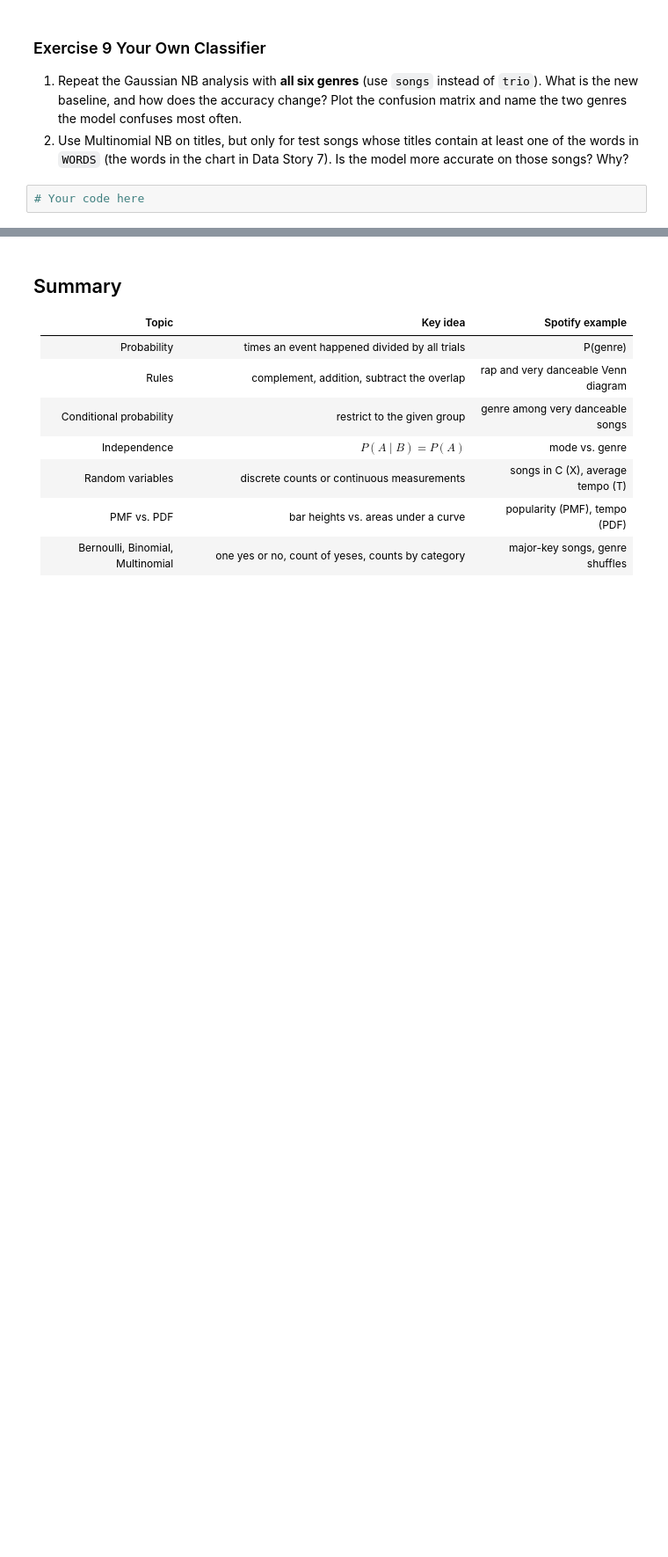
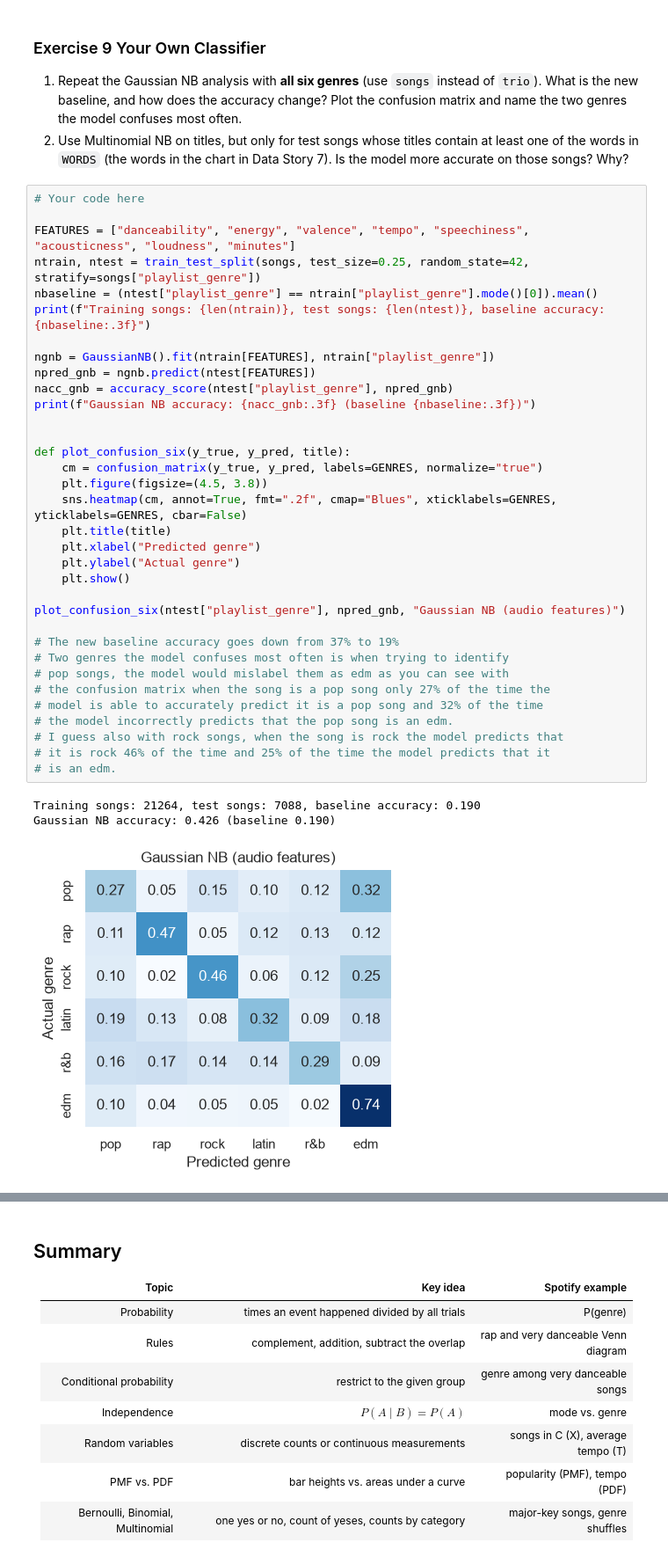
Before and after one commit to ansonwang05/NYU-Tandon-Career-Hub-Fall-2026-Data-Science-Bootcamp, a Jupyter notebook: Week_7/Code/Week 7.ipynb, the cells around one changed output, grey strips where cells are left out. Shown at 88% size. Drawn from its saved outputs; the diff is of its cells as text; blank space fills up the shorter version.

```diff
--- a/Week_7/Code/Week 7.ipynb
+++ b/Week_7/Code/Week 7.ipynb
@@ -1727,3 +1816,39 @@ Predicted classes: {'Gaussian (8 numeric audio features)': 'edm', 'Bernoulli (8
 2. Use Multinomial NB on titles, but only for test songs whose titles contain at least one of the words in `WORDS` (the words in the chart in Data Story 7). Is the model more accurate on those songs? Why?
 # %%
 # Your code here
+
+FEATURES = ["danceability", "energy", "valence", "tempo", "speechiness", "acousticness", "loudness", "minutes"]
+ntrain, ntest = train_test_split(songs, test_size=0.25, random_state=42, stratify=songs["playlist_genre"])
+nbaseline = (ntest["playlist_genre"] == ntrain["playlist_genre"].mode()[0]).mean()
+print(f"Training songs: {len(ntrain)}, test songs: {len(ntest)}, baseline accuracy: {nbaseline:.3f}")
+
+ngnb = GaussianNB().fit(ntrain[FEATURES], ntrain["playlist_genre"])
+npred_gnb = ngnb.predict(ntest[FEATURES])
+nacc_gnb = accuracy_score(ntest["playlist_genre"], npred_gnb)
+print(f"Gaussian NB accuracy: {nacc_gnb:.3f} (baseline {nbaseline:.3f})")
+
+
+def plot_confusion_six(y_true, y_pred, title):
+    cm = confusion_matrix(y_true, y_pred, labels=GENRES, normalize="true")
+    plt.figure(figsize=(4.5, 3.8))
+    sns.heatmap(cm, annot=True, fmt=".2f", cmap="Blues", xticklabels=GENRES, yticklabels=GENRES, cbar=False)
+    plt.title(title)
+    plt.xlabel("Predicted genre")
+    plt.ylabel("Actual genre")
+    plt.show()
+
+plot_confusion_six(ntest["playlist_genre"], npred_gnb, "Gaussian NB (audio features)")
+
+# The new baseline accuracy goes down from 37% to 19%
+# Two genres the model confuses most often is when trying to identify
+# pop songs, the model would mislabel them as edm as you can see with
+# the confusion matrix when the song is a pop song only 27% of the time the
+# model is able to accurately predict it is a pop song and 32% of the time
+# the model incorrectly predicts that the pop song is an edm.
+# I guess also with rock songs, when the song is rock the model predicts that
+# it is rock 46% of the time and 25% of the time the model predicts that it
+# is an edm.
+# %% [output]
+Training songs: 21264, test songs: 7088, baseline accuracy: 0.190
+Gaussian NB accuracy: 0.426 (baseline 0.190)
+[figure, added]
```
Also changed, not shown: parts of 5 cells of this notebook.
